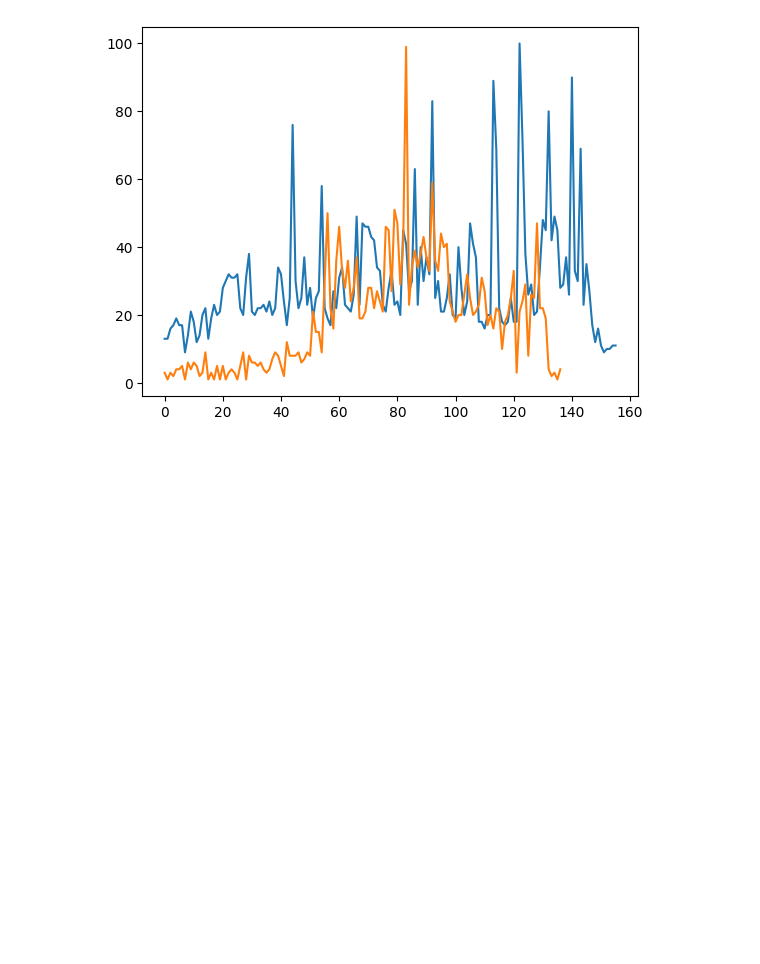
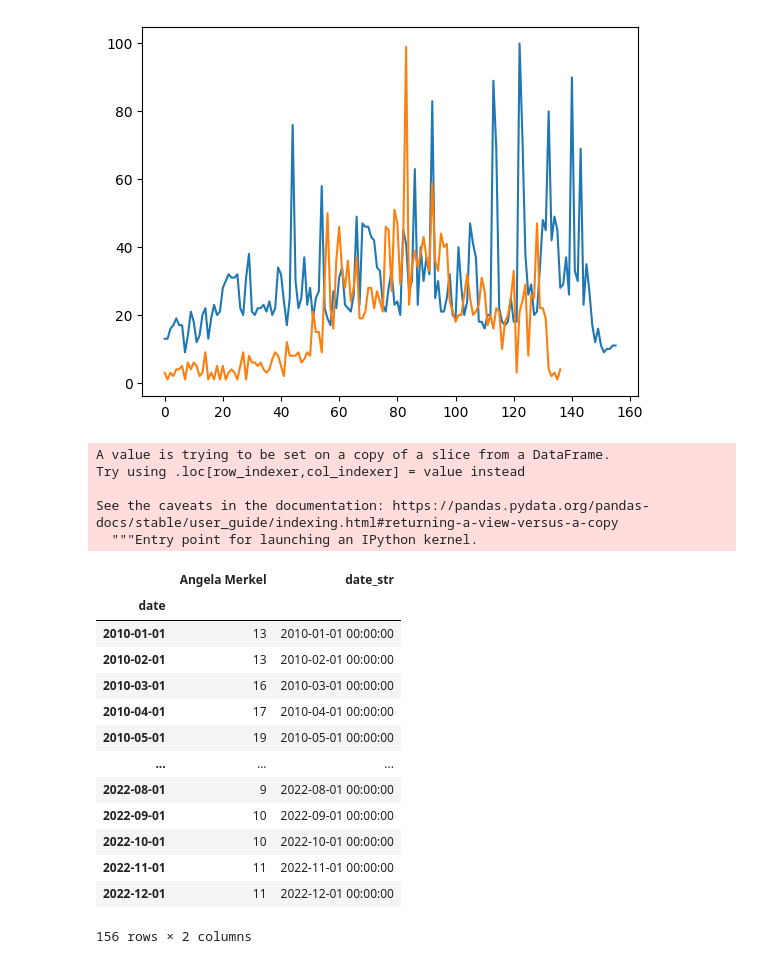
Before and after one commit to mariosakritas/NLP-methods-for-news-articles, a Jupyter notebook: notebooks/MD_MA_keywords_to_timeseries.ipynb, the cells around one changed output. Cells and saved outputs as stored; diff of their text form; code cells hidden in the pictures; blank space fills up the shorter version.

```diff
--- a/notebooks/MD_MA_keywords_to_timeseries.ipynb
+++ b/notebooks/MD_MA_keywords_to_timeseries.ipynb
@@ -260,3 +345,28 @@ ax.plot(np.arange(0,len(angie_DW)), angie_DW)
 plt.show()
 # %% [output]
 [figure]
+# %%
+angie_does_google_final['date_str'] = [str(i) for i in angie_does_google_final.index]
+# %% [output]
+A value is trying to be set on a copy of a slice from a DataFrame.
+Try using .loc[row_indexer,col_indexer] = value instead
+
+See the caveats in the documentation: https://pandas.pydata.org/pandas-docs/stable/user_guide/indexing.html#returning-a-view-versus-a-copy
+  """Entry point for launching an IPython kernel.
+# %%
+angie_does_google_final
+# %% [output]
+|  | Angela Merkel | date_str |
+| date |  |  |
+| 2010-01-01 | 13 | 2010-01-01 00:00:00 |
+| 2010-02-01 | 13 | 2010-02-01 00:00:00 |
+| 2010-03-01 | 16 | 2010-03-01 00:00:00 |
+| 2010-04-01 | 17 | 2010-04-01 00:00:00 |
+| 2010-05-01 | 19 | 2010-05-01 00:00:00 |
+| ... | ... | ... |
+| 2022-08-01 | 9 | 2022-08-01 00:00:00 |
+| 2022-09-01 | 10 | 2022-09-01 00:00:00 |
+| 2022-10-01 | 10 | 2022-10-01 00:00:00 |
+| 2022-11-01 | 11 | 2022-11-01 00:00:00 |
+| 2022-12-01 | 11 | 2022-12-01 00:00:00 |
+156 rows × 2 columns
```
Also changed, not shown: parts of 19 cells of this notebook, 1 other file.
